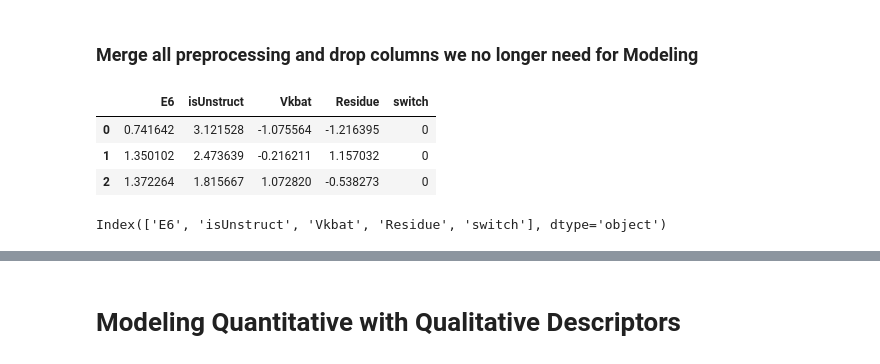
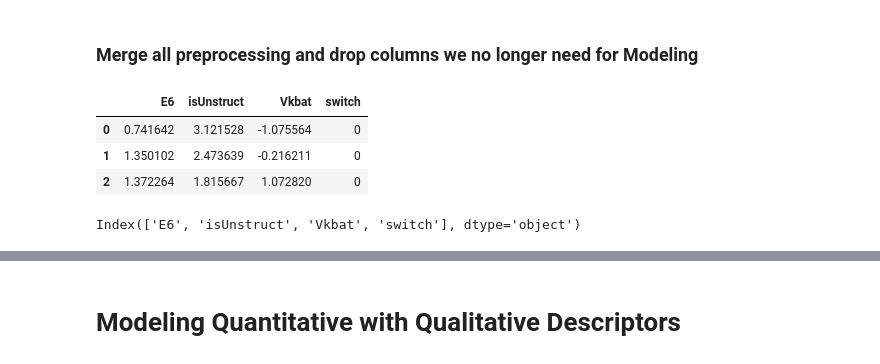
Before and after one commit to cristopher-d-delgado/research-LustigGroup-SJSU, a Jupyter notebook: modeling.ipynb, the cells around one changed output, grey strips where cells are left out. Drawn from its saved outputs; the diff is of its cells as text; code cells hidden in the pictures.

```diff
--- a/modeling.ipynb
+++ b/modeling.ipynb
@@ -372,14 +488,14 @@ standardized_ord_df.head(3)
 ### Merge all preprocessing and drop columns we no longer need for Modeling
 # %%
 # Merge all the preprocessed data and target
-merged_df = pd.concat([standardized_df, standardized_ord_df, data2['switch']], axis=1)
+merged_df = pd.concat([standardized_df, data2['switch']], axis=1)
 merged_df.head(3)
 # %% [output]
-|  | E6 | isUnstruct | Vkbat | Residue | switch |
-| 0 | 0.741642 | 3.121528 | -1.075564 | -1.216395 | 0 |
-| 1 | 1.350102 | 2.473639 | -0.216211 | 1.157032 | 0 |
-| 2 | 1.372264 | 1.815667 | 1.072820 | -0.538273 | 0 |
+|  | E6 | isUnstruct | Vkbat | switch |
+| 0 | 0.741642 | 3.121528 | -1.075564 | 0 |
+| 1 | 1.350102 | 2.473639 | -0.216211 | 0 |
+| 2 | 1.372264 | 1.815667 | 1.072820 | 0 |
 # %%
 print(merged_df.columns)
 # %% [output]
-Index(['E6', 'isUnstruct', 'Vkbat', 'Residue', 'switch'], dtype='object')
+Index(['E6', 'isUnstruct', 'Vkbat', 'switch'], dtype='object')
```
Also changed, not shown: parts of 11 cells of this notebook.
